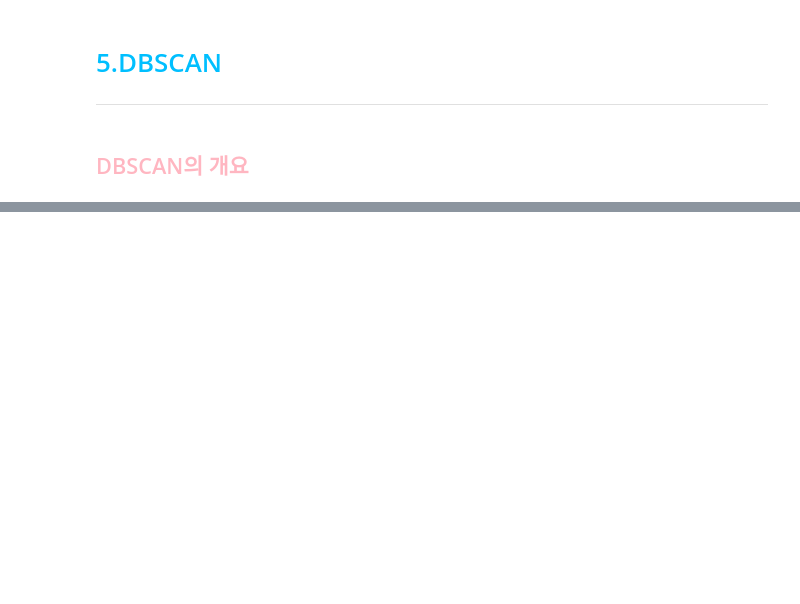
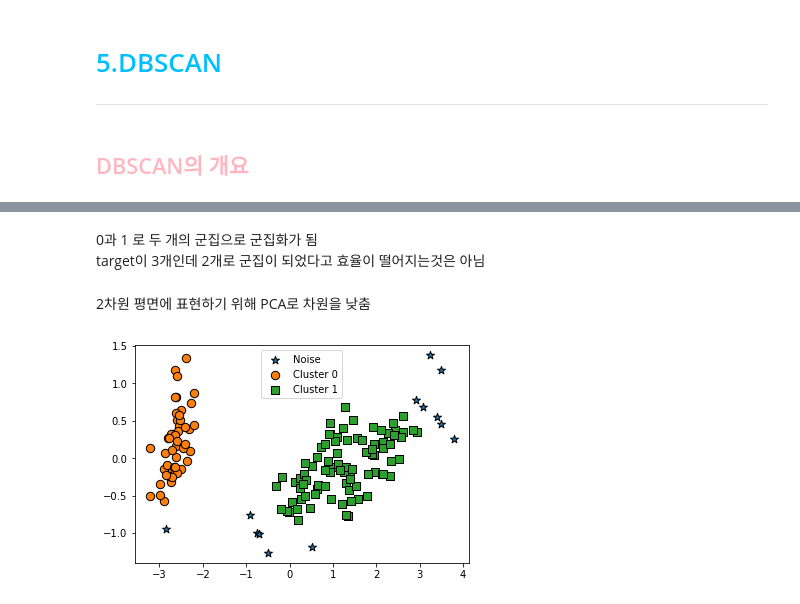
Before and after one commit to hyerim02/ML, a Jupyter notebook: CH7-3 군집화.ipynb, the cells around one changed output, grey strips where cells are left out. Cells and saved outputs as stored; diff of their text form; code cells hidden in the pictures; blank space fills up the shorter version.

```diff
--- a/CH7-3 군집화.ipynb
+++ b/CH7-3 군집화.ipynb
@@ -5,0 +47,47 @@
+# %% [markdown]
+0과 1 로 두 개의 군집으로 군집화가 됨
+target이 3개인데 2개로 군집이 되었다고 효율이 떨어지는것은 아님
+# %% [markdown]
+2차원 평면에 표현하기 위해 PCA로 차원을 낮춤
+# %%
+def visualize_cluster_plot(clusterobj, dataframe, label_name, iscenter=True):
+    if iscenter :
+        centers = clusterobj.cluster_centers_
+
+    unique_labels = np.unique(dataframe[label_name].values)
+    markers=['o', 's', '^', 'x', '*']
+    isNoise=False
+
+    for label in unique_labels:
+        label_cluster = dataframe[dataframe[label_name]==label]
+        if label == -1:
+            cluster_legend = 'Noise'
+            isNoise=True
+        else :
+            cluster_legend = 'Cluster '+str(label)
+
+        plt.scatter(x=label_cluster['ftr1'], y=label_cluster['ftr2'], s=70,\
+                    edgecolor='k', marker=markers[label], label=cluster_legend)
+
+        if iscenter:
+            center_x_y = centers[label]
+            plt.scatter(x=center_x_y[0], y=center_x_y[1], s=250, color='white',
+                        alpha=0.9, edgecolor='k', marker=markers[label])
+            plt.scatter(x=center_x_y[0], y=center_x_y[1], s=70, color='k',\
+                        edgecolor='k', marker='$%d$' % label)
+    if isNoise:
+        legend_loc='upper center'
+    else: legend_loc='upper right'
+
+    plt.legend(loc=legend_loc)
+    plt.show()
+# %%
+from sklearn.decomposition import PCA
+pca = PCA(n_components=2, random_state=0)
+pca_transformed = pca.fit_transform(iris.data)
+irisDF['ftr1'] = pca_transformed[:,0]
+irisDF['ftr2'] = pca_transformed[:,1]
+
+visualize_cluster_plot(dbscan, irisDF, 'dbscan_cluster', iscenter=False)
+# %% [output]
+[figure, added]
```
Also changed, not shown: parts of 47 cells of this notebook.
